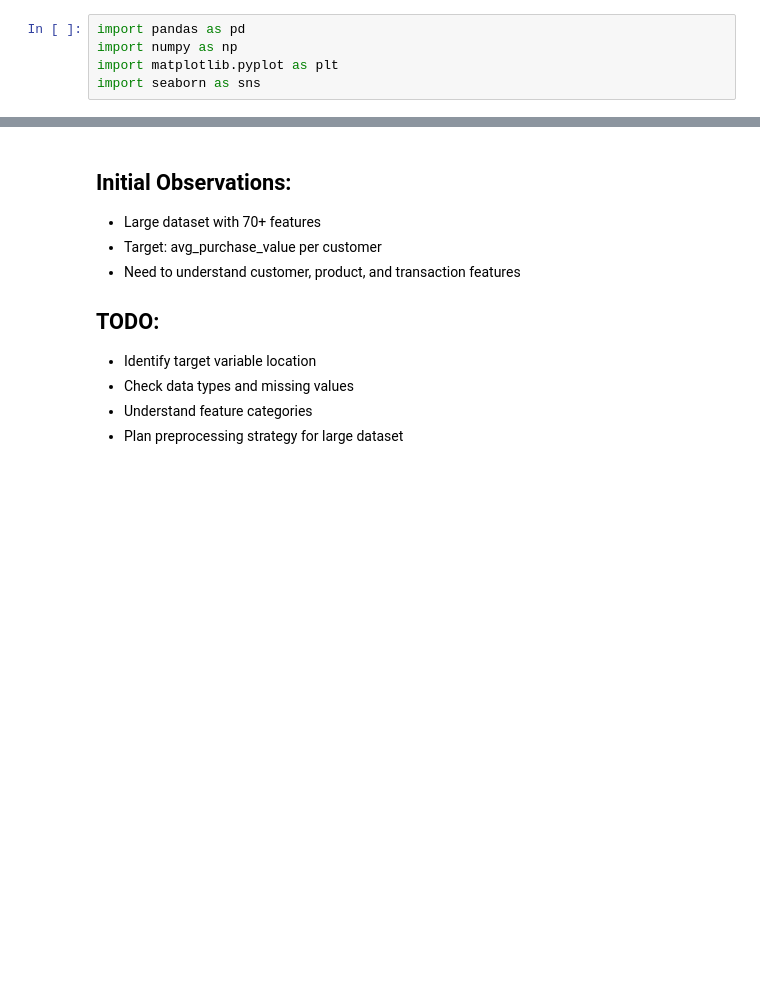
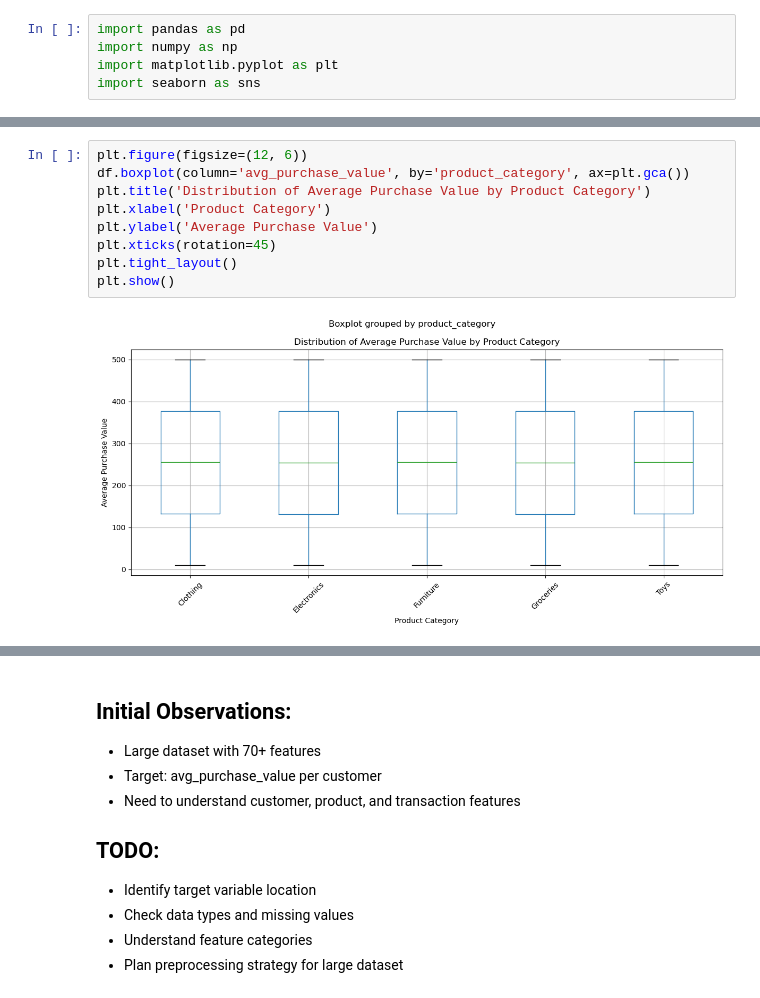
Before and after one commit to chibindaTim/retail_task, a Jupyter notebook: notebooks/data_exploration.ipynb, the cells around one changed output, grey strips where cells are left out. Drawn from its saved outputs; the diff is of its cells as text; blank space fills up the shorter version.

```diff
--- a/notebooks/data_exploration.ipynb
+++ b/notebooks/data_exploration.ipynb
@@ -20,0 +81,11 @@ df.head()
+# %%
+plt.figure(figsize=(12, 6))
+df.boxplot(column='avg_purchase_value', by='product_category', ax=plt.gca())
+plt.title('Distribution of Average Purchase Value by Product Category')
+plt.xlabel('Product Category')
+plt.ylabel('Average Purchase Value')
+plt.xticks(rotation=45)
+plt.tight_layout()
+plt.show()
+# %% [output]
+[figure, added]
```
Also changed, not shown: parts of 10 cells of this notebook, 2 other files.
